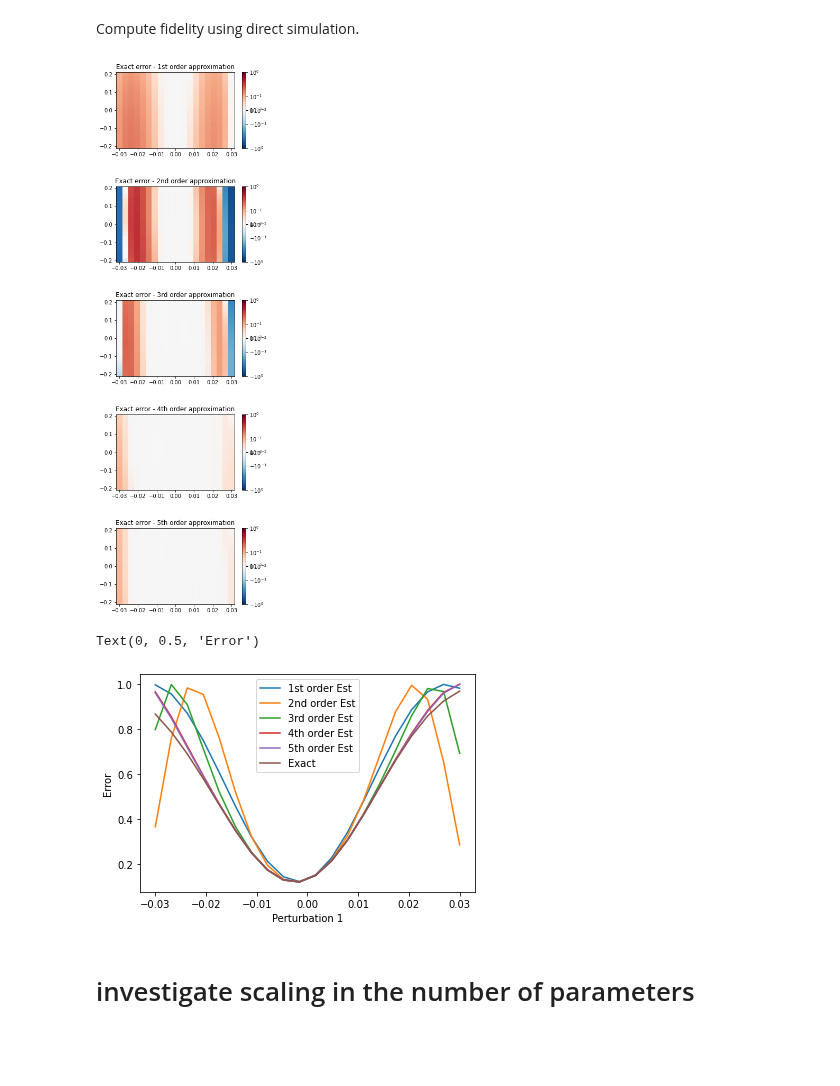
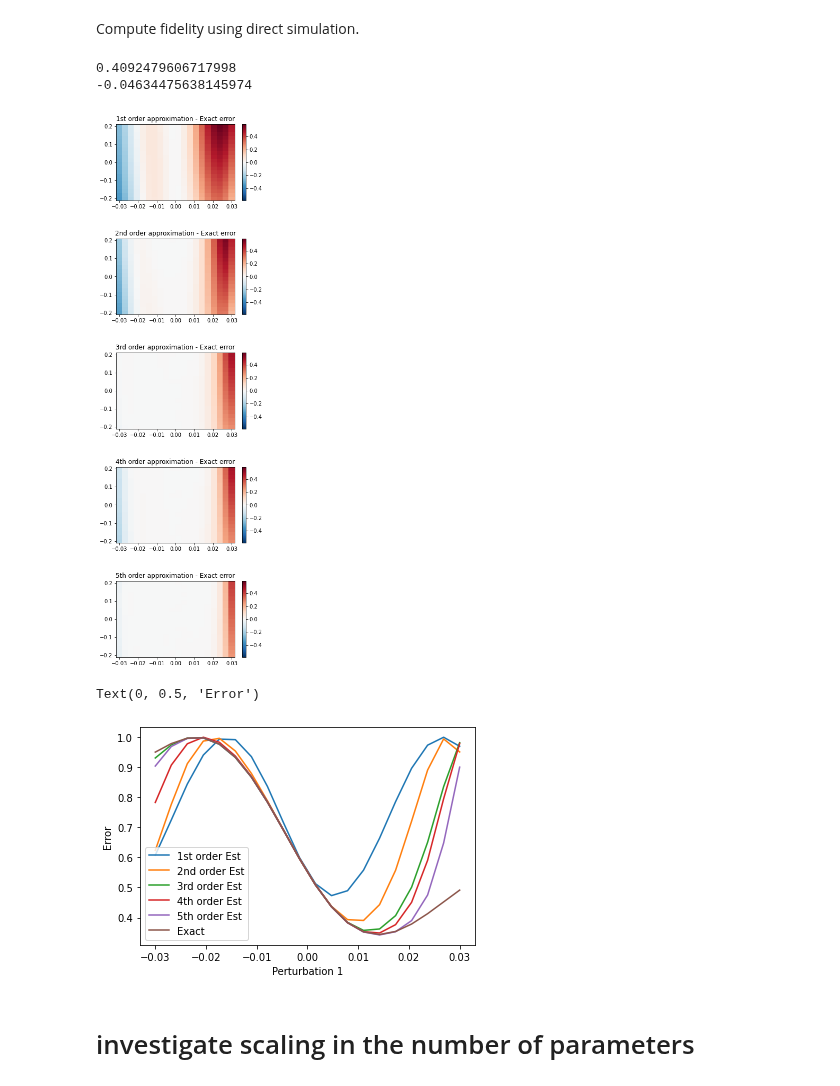
Before and after one commit to DanPuzzuoli/multivariable_dyson_magnus, a Jupyter notebook: magnus_approximation.ipynb, the cells around one changed output. Cells and saved outputs as stored; diff of their text form; code cells hidden in the pictures; blank space fills up the shorter version.

Commit message:
fixed 2d colorbar

```diff
--- a/magnus_approximation.ipynb
+++ b/magnus_approximation.ipynb
@@ -90,9 +90,11 @@ param = jnp.array(np.random.rand(2,leg_order + 1))
 
 #get the signal
 signal = param_to_signal(param)
-signal1 = signal[:,0]
-signal2 = signal[:,1]
 
+#signal1 = signal[:,0]
+#signal2 = signal[:,1]
+signal1 = signal.real
+signal2 = signal.imag
 
 T = dt_filter*len(signal1) #28.125 for (4,25)
 
@@ -246,6 +248,13 @@ def cell_centered(arr_in):
         arr_out[i] = arr_in[i] - dist/2
     arr_out[-1] = arr_in[-1] + dist/2
     return arr_out
+# %%
+totest = diff5
+print(max(totest))
+print(min(totest))
+# %% [output]
+0.4092479606717998
+-0.04634475638145974
 # %%
 import matplotlib.pyplot as plt
 from mpl_toolkits.axes_grid1 import make_axes_locatable
@@ -256,44 +265,51 @@ fig, (ax1, ax2, ax3, ax4, ax5) = plt.subplots(nrows=5)
 diff1 = jnp.array(err_estimate1) - err_exact
 diff2 = jnp.array(err_estimate2) - err_exact
 diff3 = jnp.array(err_estimate3) - err_exact
 diff4 = jnp.array(err_estimate4) - err_exact
 diff5 = jnp.array(err_estimate5) - err_exact
 
 x_cell = cell_centered(z_vals)
 y_cell = cell_centered(v_vals)
+cb_min = -0.59
+cb_max = 0.59
 
 im1 = ax1.pcolormesh(x_cell, y_cell, diff1.reshape(len(z_vals),len(v_vals)),
-                     norm=colors.SymLogNorm(linthresh=0.03, linscale=0.03,vmin=-1.0, vmax=1.0),
+                     vmin=cb_min, vmax=cb_max,
+                     #norm=colors.SymLogNorm(linthresh=0.03, linscale=0.03,vmin=-1.0, vmax=1.0),
                      cmap='RdBu_r')
 im2 = ax2.pcolormesh(x_cell, y_cell, diff2.reshape(len(z_vals),len(v_vals)),
-                     norm=colors.SymLogNorm(linthresh=0.03, linscale=0.03,vmin=-1.0, vmax=1.0),
+                     vmin=cb_min, vmax=cb_max,
+                     #norm=colors.SymLogNorm(linthresh=0.03, linscale=0.03,vmin=-1.0, vmax=1.0),
                      cmap='RdBu_r')
 im3 = ax3.pcolormesh(x_cell, y_cell, diff3.reshape(len(z_vals),len(v_vals)),
-                     norm=colors.SymLogNorm(linthresh=0.03, linscale=0.03,vmin=-1.0, vmax=1.0),
+                     vmin=cb_min, vmax=cb_max,
+                     #norm=colors.SymLogNorm(linthresh=0.03, linscale=0.03,vmin=-1.0, vmax=1.0),
                      cmap='RdBu_r')
 im4 = ax4.pcolormesh(x_cell, y_cell, diff4.reshape(len(z_vals),len(v_vals)),
-                     norm=colors.SymLogNorm(linthresh=0.03, linscale=0.03,vmin=-1.0, vmax=1.0),
+                     vmin=cb_min, vmax=cb_max,
+                     #norm=colors.SymLogNorm(linthresh=0.03, linscale=0.03,vmin=-1.0, vmax=1.0),
                      cmap='RdBu_r')
 im5 = ax5.pcolormesh(x_cell, y_cell, diff5.reshape(len(z_vals),len(v_vals)),
-                     norm=colors.SymLogNorm(linthresh=0.03, linscale=0.03,vmin=-1.0, vmax=1.0),
+                     vmin=cb_min, vmax=cb_max,
+                     #norm=colors.SymLogNorm(linthresh=0.03, linscale=0.03,vmin=-1.0, vmax=1.0),
                      cmap='RdBu_r')
 #ax0.title.set_text('Exact error')
-ax1.title.set_text('Exact error - 1st order approximation')
-ax2.title.set_text('Exact error - 2nd order approximation')
-ax3.title.set_text('Exact error - 3rd order approximation')
-ax4.title.set_text('Exact error - 4th order approximation')
-ax5.title.set_text('Exact error - 5th order approximation')
+ax1.title.set_text('1st order approximation - Exact error')
+ax2.title.set_text('2nd order approximation - Exact error')
+ax3.title.set_text('3rd order approximation - Exact error')
+ax4.title.set_text('4th order approximation - Exact error')
+ax5.title.set_text('5th order approximation - Exact error')
 #fig.colorbar(im0, ax=ax0)
 fig.colorbar(im1, ax=ax1)
 fig.colorbar(im2, ax=ax2)
 fig.colorbar(im3, ax=ax3)
 fig.colorbar(im4, ax=ax4)
 fig.colorbar(im5, ax=ax5)
 plt.subplots_adjust(left=None, bottom=None, right=None, top=None, wspace=None, hspace=0.5)
 fig.set_size_inches(5, 18.5) #change these numbers to adjust the plots
 plt.show()
 # %% [output]
-[figure, old version]
+[figure, new version]
 # %%
 #Plot the diagonal of the 2D plot above
 dia_err_exact = [err_exact.reshape(len(z_vals),len(v_vals))[i,i] for i in range(len(z_vals))]
@@ -314,7 +330,7 @@ plt.xlabel('Perturbation 1')
 plt.ylabel('Error')
 # %% [output]
 Text(0, 0.5, 'Error')
-[figure, old version]
+[figure, new version]
 # %% [markdown]
 # investigate scaling in the number of parameters
 # %%
```
Also changed, not shown: parts of 1 cell of this notebook.
